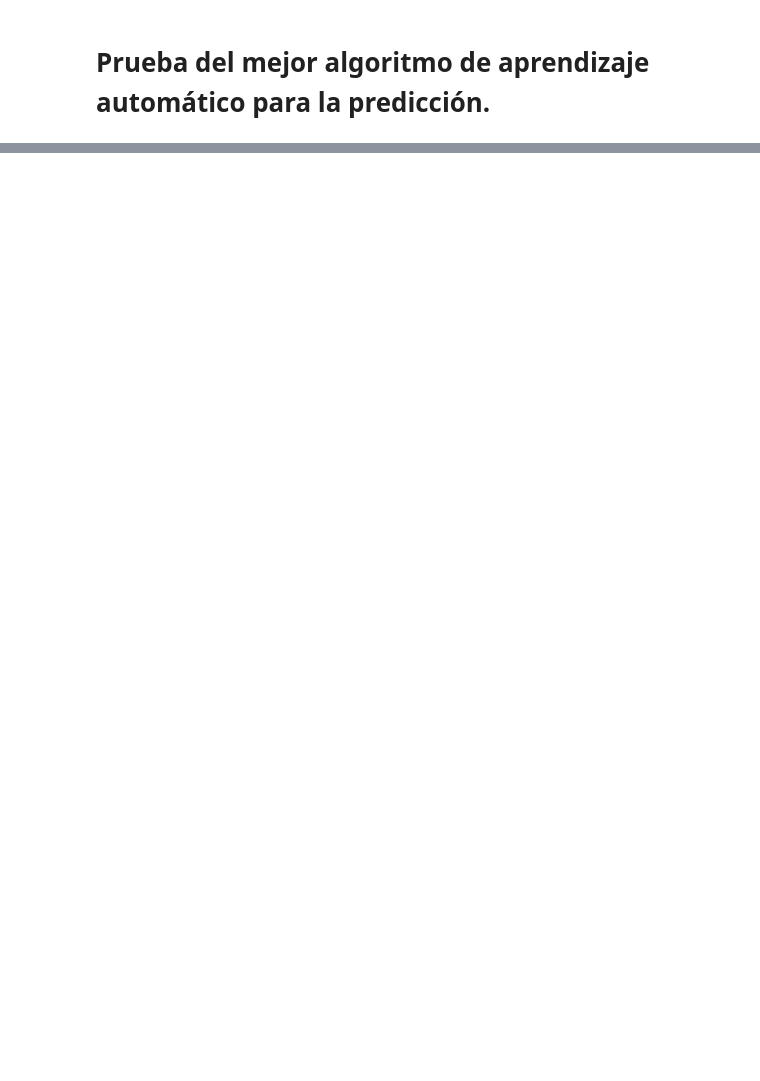
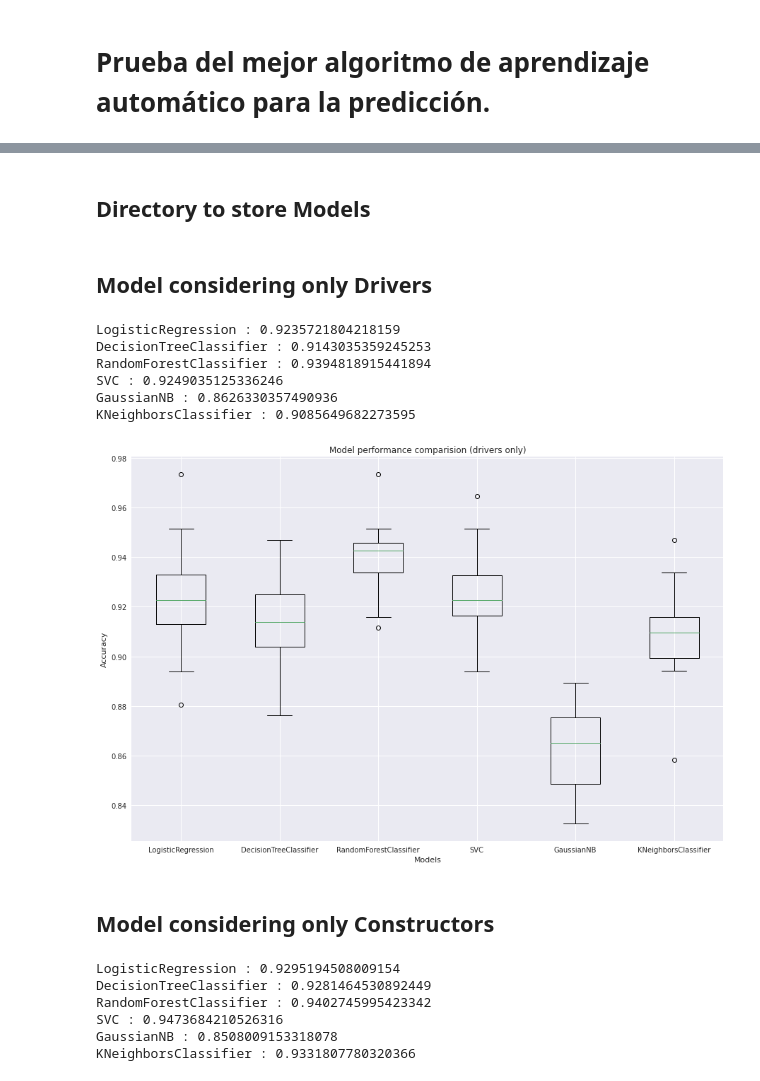
Before and after one commit to jGalanDS/redbull_espa, a Jupyter notebook: 04.ML_Modelling.ipynb, the cells around one changed output, grey strips where cells are left out. Saved outputs shown, nothing was run; the diff lists cells and outputs as text; code cells hidden in the pictures; blank space fills up the shorter version.

```diff
--- a/04.ML_Modelling.ipynb
+++ b/04.ML_Modelling.ipynb
@@ -93,0 +252,2 @@ ente más pequeño de ejemplos que se utiliza para ajustar los hiperparámetros
+# %% [markdown]
+## Directory to store Models
@@ -93,0 +266,48 @@ ente más pequeño de ejemplos que se utiliza para ajustar los hiperparámetros
+# %% [markdown]
+## Model considering only Drivers
+# %%
+x_d= data[['GP_name','quali_pos','driver','age_at_gp_in_days','position','driver_confidence','active_driver']]
+# %%
+x_d = x_d[x_d['active_driver']==1]
+# %%
+sc  = StandardScaler()
+le = LabelEncoder()
+x_d['GP_name'] = le.fit_transform(x_d['GP_name'])
+x_d['driver'] = le.fit_transform(x_d['driver'])
+x_d['GP_name'] = le.fit_transform(x_d['GP_name'])
+x_d['age_at_gp_in_days'] = sc.fit_transform(x_d[['age_at_gp_in_days']])
+X_d = x_d.drop(['position','active_driver'],1)
+y_d = x_d['position'].apply(lambda x: position_index(x))
+# %%
+#cross validation for diffrent models
+models = [LogisticRegression(),DecisionTreeClassifier(),RandomForestClassifier(),SVC(),GaussianNB(),KNeighborsClassifier()]
+names = ['LogisticRegression','DecisionTreeClassifier','RandomForestClassifier','SVC','GaussianNB','KNeighborsClassifier']
+model_dict = dict(zip(models,names))
+mean_results_dri = []
+results_dri = []
+name = []
+for model in models:
+    cv = StratifiedKFold(n_splits=10,random_state=1,shuffle=True)
+    result = cross_val_score(model,X_d,y_d,cv=cv,scoring='accuracy')
+    mean_results_dri.append(result.mean())
+    results_dri.append(result)
+    name.append(model_dict[model])
+    print(f'{model_dict[model]} : {result.mean()}')
+# %% [output]
+LogisticRegression : 0.9235721804218159
+DecisionTreeClassifier : 0.9143035359245253
+RandomForestClassifier : 0.9394818915441894
+SVC : 0.9249035125336246
+GaussianNB : 0.8626330357490936
+KNeighborsClassifier : 0.9085649682273595
+# %%
+plt.figure(figsize=(15,10))
+plt.boxplot(x=results_dri,labels=name)
+plt.xlabel('Models')
+plt.ylabel('Accuracy')
+plt.title('Model performance comparision (drivers only)')
+plt.show()
+# %% [output]
+[figure, added]
+# %% [markdown]
+## Model considering only Constructors
@@ -93,0 +325,22 @@ ente más pequeño de ejemplos que se utiliza para ajustar los hiperparámetros
+# %%
+#cross validation for diffrent models
+models = [LogisticRegression(),DecisionTreeClassifier(),RandomForestClassifier(),SVC(),GaussianNB(),KNeighborsClassifier()]
+names = ['LogisticRegression','DecisionTreeClassifier','RandomForestClassifier','SVC','GaussianNB','KNeighborsClassifier']
+model_dict = dict(zip(models,names))
+mean_results_const = []
+results_const = []
+name = []
+for model in models:
+    cv = StratifiedKFold(n_splits=10,random_state=1,shuffle=True)
+    result = cross_val_score(model,X_c,y_c,cv=cv,scoring='accuracy')
+    mean_results_const.append(result.mean())
+    results_const.append(result)
+    name.append(model_dict[model])
+    print(f'{model_dict[model]} : {result.mean()}')
+# %% [output]
+LogisticRegression : 0.9295194508009154
+DecisionTreeClassifier : 0.9281464530892449
+RandomForestClassifier : 0.9402745995423342
+SVC : 0.9473684210526316
+GaussianNB : 0.8508009153318078
+KNeighborsClassifier : 0.9331807780320366
```
Also changed, not shown: parts of 40 cells of this notebook, 6 other files.
